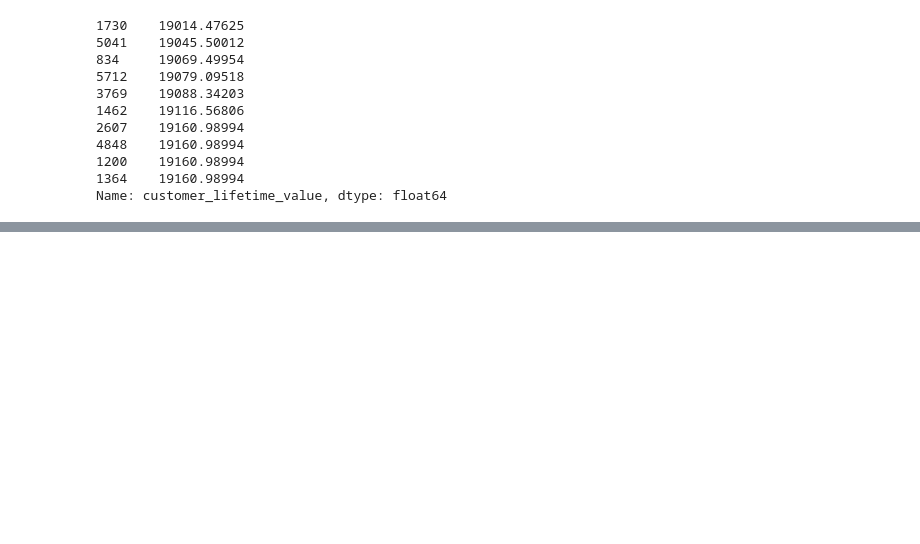
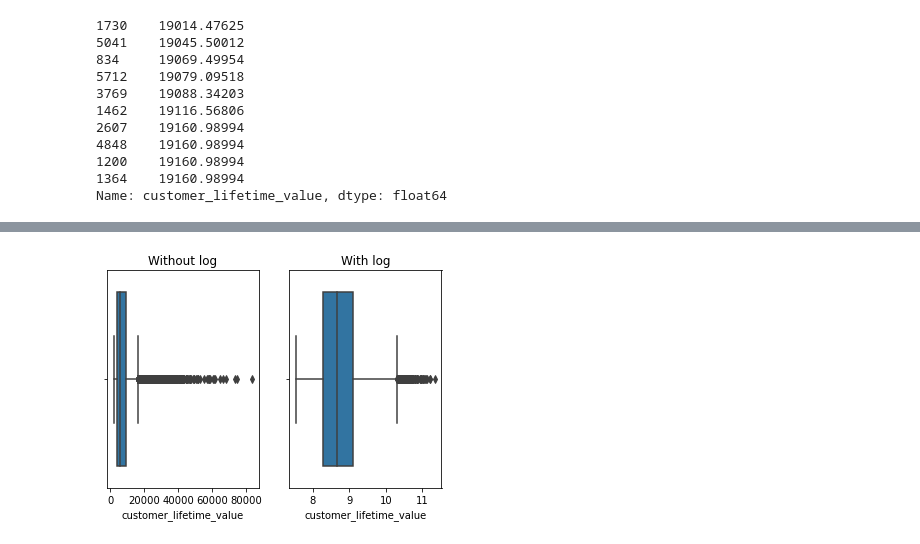
Before and after one commit to sebastianvier/ironhack_labs, a Jupyter notebook: week_10/cleaning_categorical_data.ipynb, the cells around one changed output, grey strips where cells are left out. Saved outputs shown, nothing was run; the diff lists cells and outputs as text; code cells hidden in the pictures; blank space fills up the shorter version.

```diff
--- a/week_10/cleaning_categorical_data.ipynb
+++ b/week_10/cleaning_categorical_data.ipynb
@@ -149,0 +194,9 @@ dtype: int64
+# %%
+fig, ax =  plt.subplots(ncols=2)
+sns.boxplot(continuous_df.customer_lifetime_value, ax=ax[0])
+ax[0].set_title('Without log')
+sns.boxplot(np.log1p(continuous_df.customer_lifetime_value), ax=ax[1])
+ax[1].set_title('With log')
+plt.show()
+# %% [output]
+[figure, added]
```
Also changed, not shown: parts of 44 cells of this notebook.
